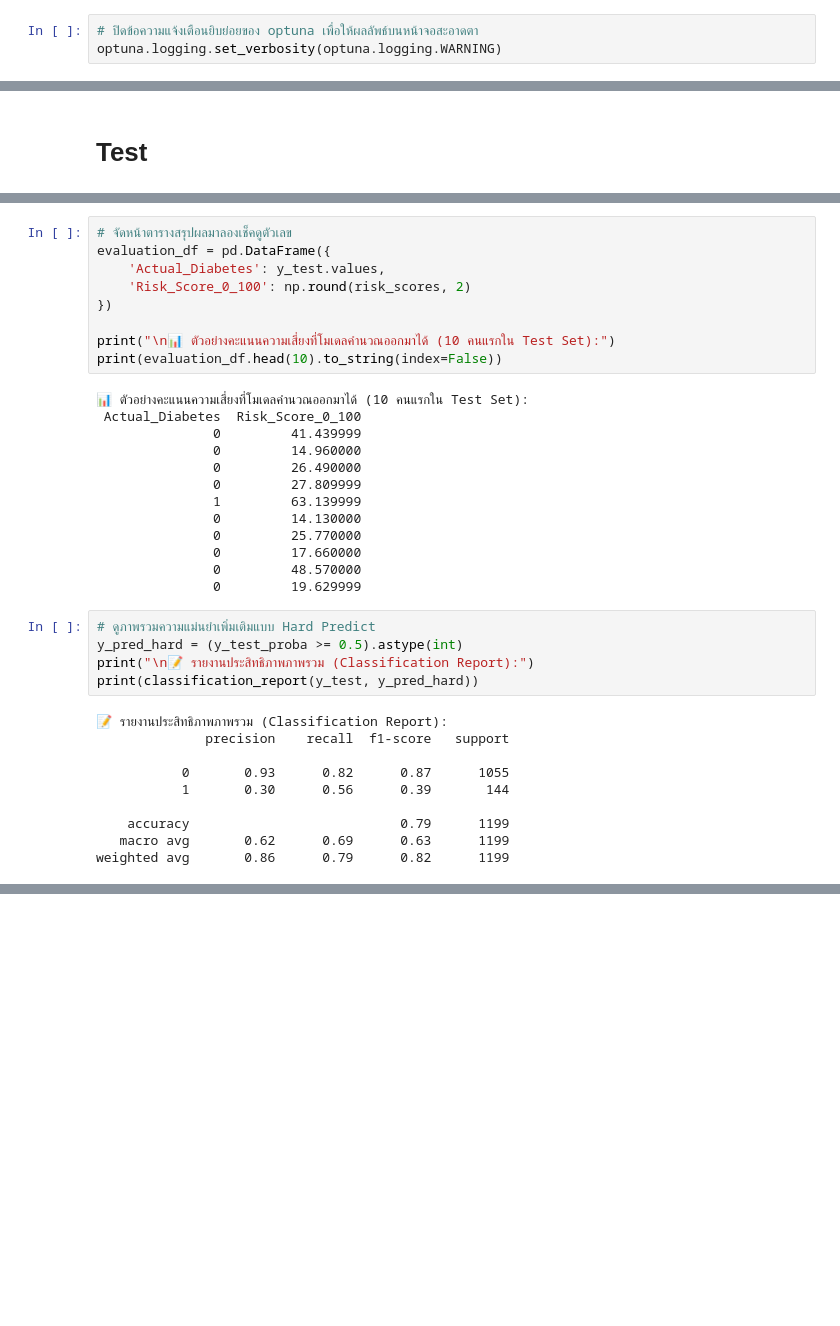
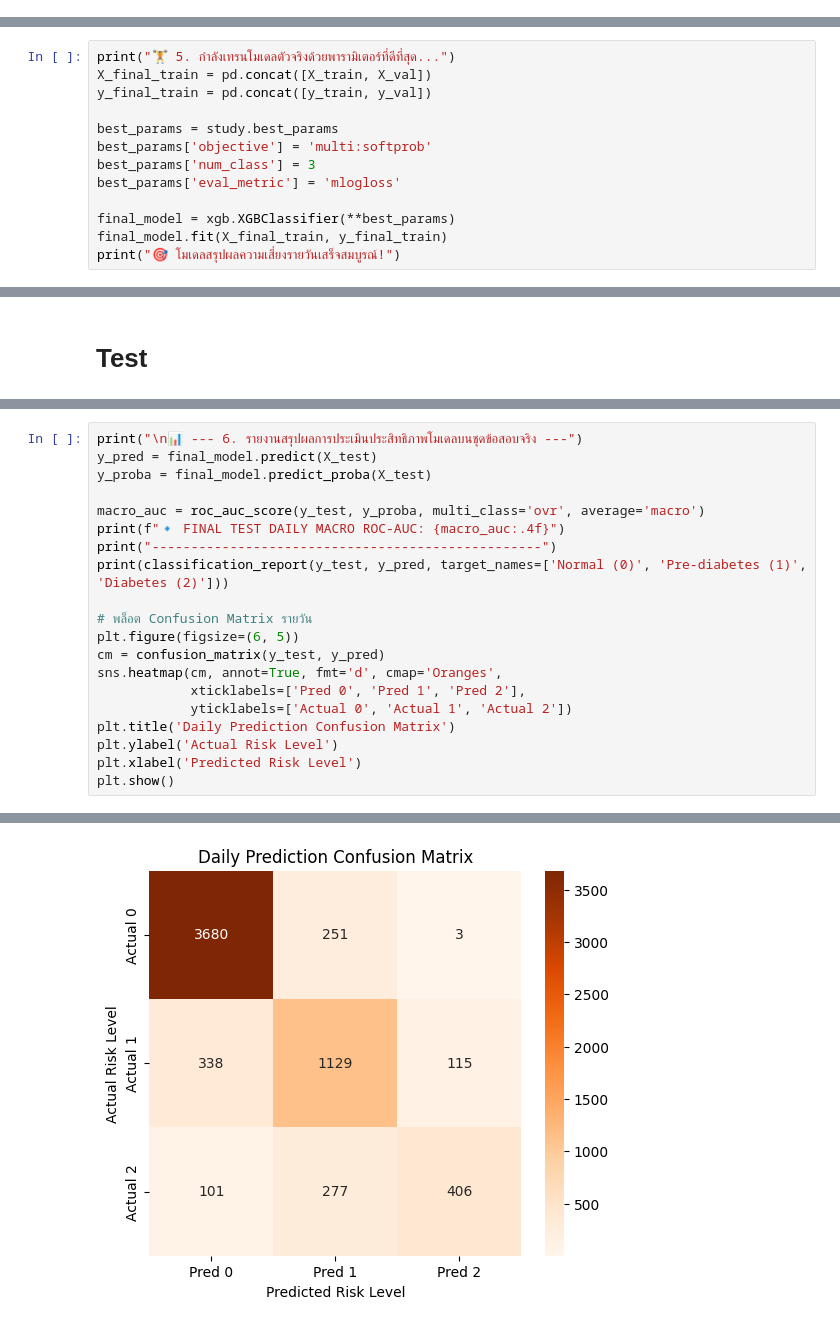
Before and after one commit to IAmSipp/diabetes_prediction_with_NHANSES_dataset, a Jupyter notebook: NextDecade_Diabetes_Wearable_Model.ipynb, the cells around one changed output, grey strips where cells are left out. Saved outputs shown, nothing was run; the diff lists cells and outputs as text; blank space fills up the shorter version.

Commit message:
new code and model

```diff
--- a/NextDecade_Diabetes_Wearable_Model.ipynb
+++ b/NextDecade_Diabetes_Wearable_Model.ipynb
@@ -385,3 +817,0 @@ memory usage: 61.9 KB
-# %%
-# ปิดข้อความแจ้งเตือนยิบย่อยของ optuna เพื่อให้ผลลัพธ์บนหน้าจอสะอาดตา
-optuna.logging.set_verbosity(optuna.logging.WARNING)
@@ -465,0 +863,13 @@ print("โมเดลสุดท้ายเสร็จสมบูรณ์
+# %%
+print("🏋️ 5. กำลังเทรนโมเดลตัวจริงด้วยพารามิเตอร์ที่ดีที่สุด...")
+X_final_train = pd.concat([X_train, X_val])
+y_final_train = pd.concat([y_train, y_val])
+
+best_params = study.best_params
+best_params['objective'] = 'multi:softprob'
+best_params['num_class'] = 3
+best_params['eval_metric'] = 'mlogloss'
+
+final_model = xgb.XGBClassifier(**best_params)
+final_model.fit(X_final_train, y_final_train)
+print("🎯 โมเดลสรุปผลความเสี่ยงรายวันเสร็จสมบูรณ์!")
@@ -475,37 +881,21 @@ risk_scores = y_test_proba * 100
-# %%
-# จัดหน้าตารางสรุปผลมาลองเช็คดูตัวเลข
-evaluation_df = pd.DataFrame({
-    'Actual_Diabetes': y_test.values,
-    'Risk_Score_0_100': np.round(risk_scores, 2)
-})
-
-print("\n📊 ตัวอย่างคะแนนความเสี่ยงที่โมเดลคำนวณออกมาได้ (10 คนแรกใน Test Set):")
-print(evaluation_df.head(10).to_string(index=False))
-# %% [output]
-📊 ตัวอย่างคะแนนความเสี่ยงที่โมเดลคำนวณออกมาได้ (10 คนแรกใน Test Set):
- Actual_Diabetes  Risk_Score_0_100
-               0         41.439999
-               0         14.960000
-               0         26.490000
-               0         27.809999
-               1         63.139999
-               0         14.130000
-               0         25.770000
-               0         17.660000
-               0         48.570000
-               0         19.629999
-# %%
-# ดูภาพรวมความแม่นยำเพิ่มเติมแบบ Hard Predict
-y_pred_hard = (y_test_proba >= 0.5).astype(int)
-print("\n📝 รายงานประสิทธิภาพภาพรวม (Classification Report):")
-print(classification_report(y_test, y_pred_hard))
-# %% [output]
-📝 รายงานประสิทธิภาพภาพรวม (Classification Report):
-              precision    recall  f1-score   support
-
-           0       0.93      0.82      0.87      1055
-           1       0.30      0.56      0.39       144
-
-    accuracy                           0.79      1199
-   macro avg       0.62      0.69      0.63      1199
-weighted avg       0.86      0.79      0.82      1199
+# %%
+print("\n📊 --- 6. รายงานสรุปผลการประเมินประสิทธิภาพโมเดลบนชุดข้อสอบจริง ---")
+y_pred = final_model.predict(X_test)
+y_proba = final_model.predict_proba(X_test)
+
+macro_auc = roc_auc_score(y_test, y_proba, multi_class='ovr', average='macro')
+print(f"🔹 FINAL TEST DAILY MACRO ROC-AUC: {macro_auc:.4f}")
+print("--------------------------------------------------")
+print(classification_report(y_test, y_pred, target_names=['Normal (0)', 'Pre-diabetes (1)', 'Diabetes (2)']))
+
+# พล็อต Confusion Matrix รายวัน
+plt.figure(figsize=(6, 5))
+cm = confusion_matrix(y_test, y_pred)
+sns.heatmap(cm, annot=True, fmt='d', cmap='Oranges',
+            xticklabels=['Pred 0', 'Pred 1', 'Pred 2'],
+            yticklabels=['Actual 0', 'Actual 1', 'Actual 2'])
+plt.title('Daily Prediction Confusion Matrix')
+plt.ylabel('Actual Risk Level')
+plt.xlabel('Predicted Risk Level')
+plt.show()
+# %% [output]
@@ -511,0 +914 @@ weighted avg       0.86      0.79      0.82      1199
+[figure, added]
```
Also changed, not shown: parts of 48 cells of this notebook, 2 other files.
